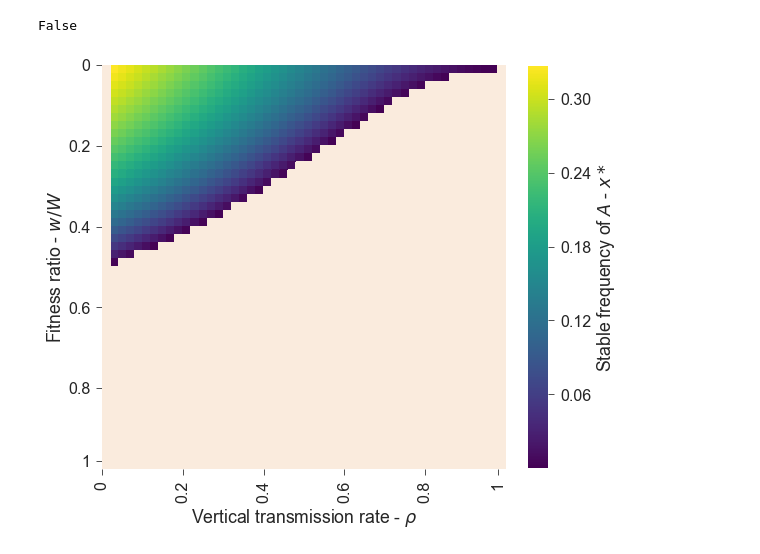
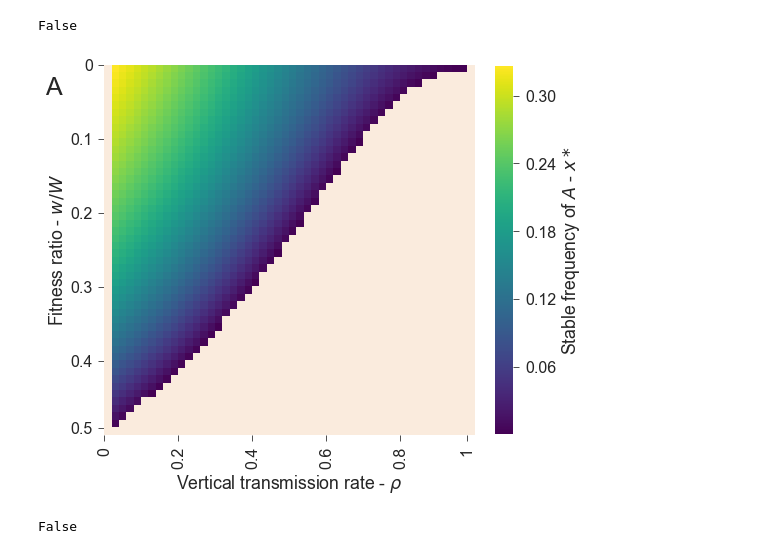
Before and after one commit to yoavram/Milpitas, a Jupyter notebook: notebooks/recurrence.ipynb, the cells around one changed output. Drawn from its saved outputs; the diff is of its cells as text; code cells hidden in the pictures.

Commit message:
revised and merged figures

```diff
--- a/notebooks/recurrence.ipynb
+++ b/notebooks/recurrence.ipynb
@@ -204,25 +211,25 @@ for i, ρ_ in enumerate(ρs):
         n = ns[i, j]
         t_ = range(0, n, 3)
         # WF
-        reps = 100
-        x_ = np.empty((n, reps), float)
-        x_[0, :] = 0.5
+#         reps = 100
+#         x_ = np.empty((n, reps), float)
+#         x_[0, :] = 0.5
         y_ = np.empty((n, 10), float)
         y_[0, :] = np.linspace(0.01, 0.99, 10)
         for t in range(1, n):
             wA, wB = (W_, w_) if t % 3 == 2 else (w_, W_)
             y_[t] = recurrence(y_[t - 1], ρ_, wA, wB)
-            x_[t, :] = recurrence(x_[t - 1, :], ρ_, wA, wB, N)
+#             x_[t, :] = recurrence(x_[t - 1, :], ρ_, wA, wB, N)
 #         ax.plot(t_, x_.mean(axis=1)[t_], color=orange, label='Finite population')
         ax.plot(t_, y_[t_], color=blue, lw=3, ls='-', label='Infinite population')
         # styling
         ax.set_title(r'ρ={}, w/W={}'.format(ρ_, w_/W_))
         ax.set_ylim(0, 1)
         ax.legend().set_visible(False)
-        if (x_[-1,:] == 0).all():
-            ax.text(t, 0.9, 'fixation', fontdict=dict(fontsize=14, horizontalalignment='right'))
-        else:
-            ax.text(t, 0.9, 'polymorphism', fontdict=dict(fontsize=14, horizontalalignment='right'))
+#         if (x_[-1,:] == 0).all():
+#             ax.text(t, 0.9, 'fixation', fontdict=dict(fontsize=14, horizontalalignment='right'))
+#         else:
+#             ax.text(t, 0.9, 'polymorphism', fontdict=dict(fontsize=14, horizontalalignment='right'))
 
 for i in range(2): axes[0, i].set_xlabel('')
 for i in range(2): axes[1, i].set_xlabel('')
@@ -230,9 +237,9 @@ for i in range(2): axes[i, 1].set_ylabel('')
 for i in range(2): axes[i, 0].set_ylabel('')
 
 xlabel = fig_xlabel(fig, 'Periods', xcoord=0.55)
-ylabel = fig_ylabel(fig, 'Frequency of phenotype $A$ ($x$)', xcoord=0.025)
-fig_panel_labels(axes, ycoord=1.1)
+ylabel = fig_ylabel(fig, 'Frequency of phenotype $A$ - $x$', xcoord=0.025)
+labels = fig_panel_labels(axes, ycoord=1.1)
 fig.tight_layout()
 sns.despine()
-fig.savefig('../figures/env_A1B2.pdf', bbox_extra_artists=[xlabel, ylabel], bbox_inches='tight');
+fig.savefig('../figures/env_A1B2.pdf', bbox_extra_artists=[xlabel, ylabel] + labels, bbox_inches='tight');
 # %% [output]
@@ -310,6 +304,6 @@ def _(w_, ρ_):
 # %%
 roots_table = []
-for w_ in np.linspace(0, 1, 50):
+for w_ in np.linspace(0, 0.5, 50):
     for ρ_ in np.linspace(0, 1, 50):
         pol_roots = np.array(sympy.polys.rootoftools.roots(
             pol.subs({W:1, w:w_, ρ:ρ_}).as_poly(x), multiple=True, filter='R'
@@ -335,28 +328,28 @@ roots_df.head()
 | 3 | 0.312509 | 0.0 | 0.061224 |
 | 4 | 0.305384 | 0.0 | 0.081633 |
 # %%
-pivoted = roots_df.pivot('w', 'ρ', 'root')
-np.isfinite(pivoted.values).all()
+x_pivoted = roots_df.pivot('w', 'ρ', 'root')
+np.isfinite(x_pivoted.values).all()
 # %% [output]
 False
 # %%
-import seaborn as sns
 fig, ax = plt.subplots(figsize=(8,8))
-sns.heatmap(pivoted, square=True, ax=ax, cmap='viridis',
+sns.heatmap(x_pivoted, square=True, ax=ax, cmap='viridis',
             cbar_kws=dict(fraction=0.045, label='Stable frequency of $A$ - $x*$'))
-plt.colorbar
-sns.heatmap(~np.isfinite(pivoted), mask=np.isfinite(pivoted), square=True, ax=ax, cbar=False)
+sns.heatmap(~np.isfinite(x_pivoted), mask=np.isfinite(x_pivoted), square=True, ax=ax, cbar=False)
 # cntr = ax.contourf(pivoted)
 # ax.clabel(cntr, colors='w')
 ax.set_xticks([0, 10, 20, 30, 40, 49])
 ax.set_xticklabels([0, 0.2, 0.4, 0.6, 0.8, 1])
 ax.set_yticks([0, 10, 20, 30, 40, 49])
-ax.set_yticklabels([0, 0.2, 0.4, 0.6, 0.8, 1])
+ax.set_yticklabels([0, 0.1, 0.2, 0.3, 0.4, 0.5])
 
 ax.set_xlabel(r'Vertical transmission rate - $\rho$')
 ax.set_ylabel(r'Fitness ratio - $w/W$')
 # ax.set_title(r'Polymorphism frequency in ABB - $x^*$')
+fig_panel_labels(np.array(ax), 'A', xcoord=-0.16)
 
-fig.savefig('../figures/A1B2_polymorphism_')
+fig.tight_layout()
+fig.savefig('../figures/A1B2_polymorphism_x.pdf')
 # %% [output]
-[figure, old version]
+[figure, new version]
@@ -362,0 +367,5 @@ fig.savefig('../figures/A1B2_polymorphism_')
+# %%
+w_pivoted = pd.concat((roots_df, wbar), axis=1).pivot('w', 'ρ', 0)
+np.isfinite(w_pivoted.values).all()
+# %% [output]
+False
```
Also changed, not shown: parts of 28 cells of this notebook, 3 other files.
